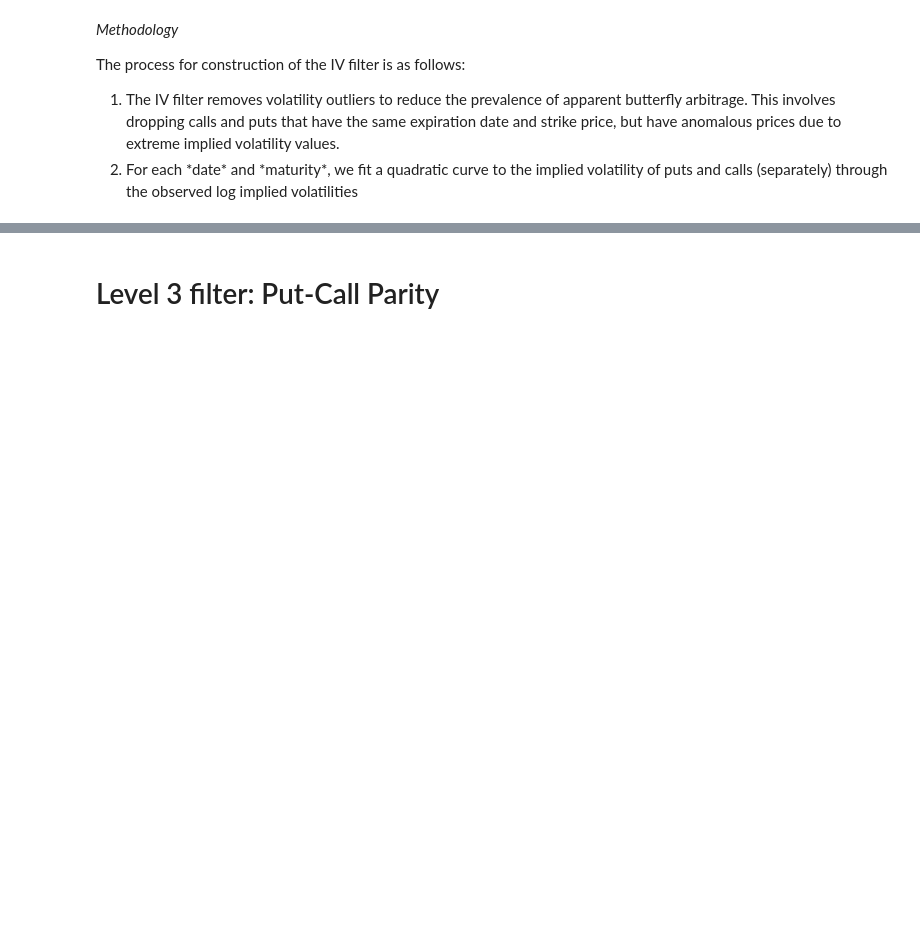
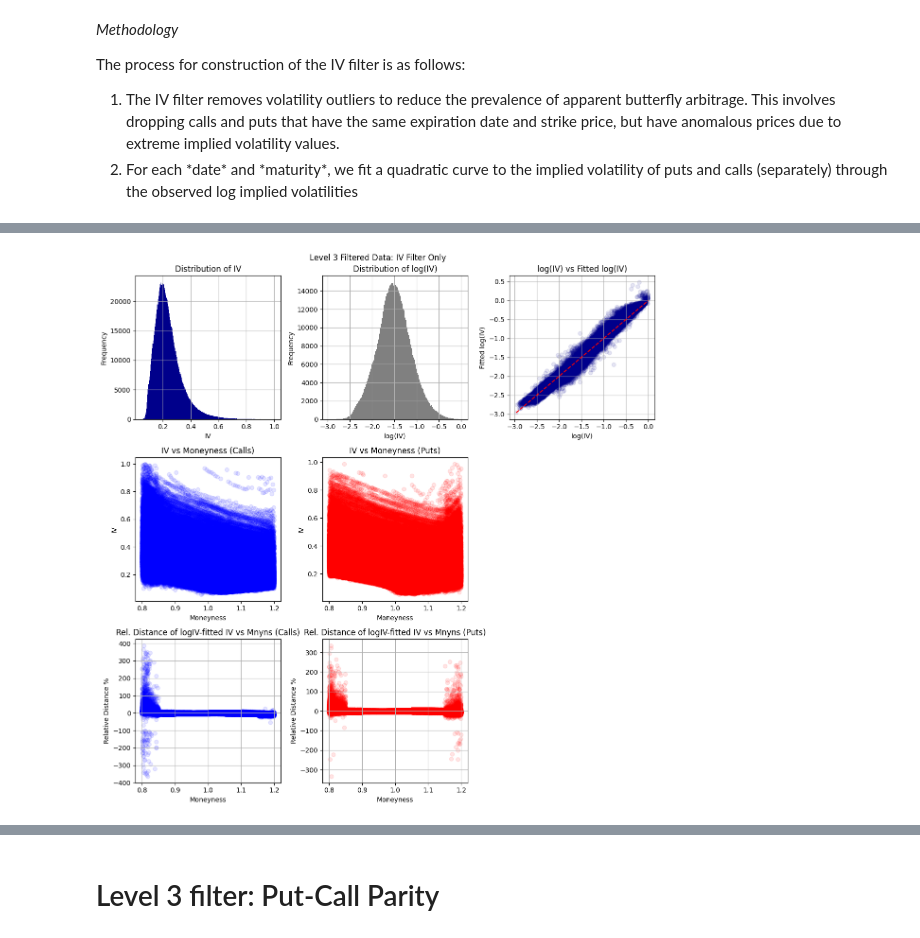
Before and after one commit to harrypandas/finm-32900_final_project, a Jupyter notebook: notebooks/level_03_filter.ipynb, the cells around one changed output, grey strips where cells are left out. Cells and saved outputs as stored; diff of their text form; code cells hidden in the pictures; blank space fills up the shorter version.

```diff
--- a/notebooks/level_03_filter.ipynb
+++ b/notebooks/level_03_filter.ipynb
@@ -243,10 +420,0 @@ def calc_relative_distance(series1, series2, method='percent'):
-# %%
-# Calculate relative distance in percent from the fitted curve
-l2_data['rel_distance'] = calc_relative_distance(l2_data['log_iv'], l2_data['fitted_iv'], method='percent')
-
-# Define moneyness bins
-bins = np.arange(0.8, 1.21, 0.05)
-l2_data['mnyns_bin'] = pd.cut(l2_data['mnyns'], bins=bins)
-
-# Compute standard deviation of relative distances within each moneyness bin
-std_devs = l2_data.groupby('mnyns_bin')['rel_distance'].std().reset_index(name='std_dev')
@@ -279,3 +420,0 @@ def mark_outliers(row, std_devs):
-# %%
-# Apply the function to mark outliers
-l2_data['is_outlier'] = l2_data.apply(mark_outliers, axis=1, std_devs=std_devs)
@@ -304,3 +421,8 @@ len(l2_data)-len(l3_data_iv_only)
+# %%
+l3_data_iv_only = iv_filter_sensitivity(l2_data, 'percent', 2.0)
+# convert mnyns_bin to string to save
+l3_data_iv_only['mnyns_bin'] = l3_data_iv_only['mnyns_bin'].astype(str)
+l3_data_iv_only.to_parquet(DATA_DIR / "intermediate/data_199601_201201_L3filterIVonly.parquet")
 # %%
 final_result = check_results.loc[:,'OptionMetrics'].copy(deep=True)
 final_result.loc[('Level 3 filters', 'IV filter'), 'Deleted'] = len(l2_data)-len(l3_data_iv_only)
@@ -333,0 +429,57 @@ l3_data
+# %%
+fig, ax = plt.subplots(3,3, figsize=(12,12))
+
+ax[0,0].hist(l3_data_iv_only['impl_volatility'], bins=250, color='darkblue')
+ax[0,0].set_xlabel('IV')
+ax[0,0].set_ylabel('Frequency')
+ax[0,0].set_title('Distribution of IV')
+ax[0,0].grid()
+
+ax[0,1].hist(l3_data_iv_only['log_iv'], bins=250, color='grey')
+ax[0,1].set_xlabel('log(IV)')
+ax[0,1].set_ylabel('Frequency')
+ax[0,1].set_title('Distribution of log(IV)')
+ax[0,1].grid()
+
+# Scatter plot with x=log_iv and y=fitted_iv
+ax[0,2].scatter(x=l3_data_iv_only['log_iv'], y=l3_data_iv_only['fitted_iv'], color='darkblue', alpha=0.1)
+ax[0,2].set_xlabel('log(IV)')
+ax[0,2].set_ylabel('Fitted log(IV)')
+ax[0,2].set_title('log(IV) vs Fitted log(IV)')
+# Add a 45-degree line
+ax[0,2].plot([min(l3_data_iv_only['log_iv']), max(l3_data_iv_only['log_iv'])], [min(l3_data_iv_only['log_iv']), max(l3_data_iv_only['log_iv'])], color='red', linestyle='--')
+ax[0,2].grid()
+
+
+ax[1,0].scatter(x=l3_data_iv_only.xs('C', level='cp_flag')['mnyns'], y=np.exp(l3_data_iv_only.xs('C', level='cp_flag')['log_iv']), color='blue', alpha=0.1, label='IV')
+ax[1,0].set_xlabel('Moneyness')
+ax[1,0].set_ylabel('IV')
+ax[1,0].set_title('IV vs Moneyness (Calls)')
+
+ax[1,1].scatter(x=l3_data_iv_only.xs('P', level='cp_flag')['mnyns'], y=np.exp(l3_data_iv_only.xs('P', level='cp_flag')['log_iv']), color='red', alpha=0.1, label='IV')
+ax[1,1].set_xlabel('Moneyness')
+ax[1,1].set_ylabel('IV')
+ax[1,1].set_title('IV vs Moneyness (Puts)')
+
+
+ax[2,0].scatter(x=l3_data_iv_only.xs('C', level='cp_flag')['mnyns'], y=l3_data_iv_only.xs('C', level='cp_flag')['rel_distance_iv'], color='blue', alpha=0.1, label='Calls')
+ax[2,0].set_xlabel('Moneyness')
+ax[2,0].set_ylabel('Relative Distance %')
+ax[2,0].set_title('Rel. Distance of logIV-fitted IV vs Mnyns (Calls)')
+ax[2,0].grid()
+
+ax[2,1].scatter(x=l3_data_iv_only.xs('P', level='cp_flag')['mnyns'], y=l3_data_iv_only.xs('P', level='cp_flag')['rel_distance_iv'], color='red', alpha=0.1, label='Puts')
+ax[2,1].set_xlabel('Moneyness')
+ax[2,1].set_ylabel('Relative Distance %')
+ax[2,1].set_title('Rel. Distance of logIV-fitted IV vs Mnyns (Puts)')
+ax[2,1].grid()
+
+# hide unused subplots
+ax[1,2].axis('off')
+ax[2,2].axis('off')
+
+plt.suptitle('Level 3 Filtered Data: IV Filter Only')
+plt.tight_layout()
+plt.show()
+# %% [output]
+[figure, added]
```
Also changed, not shown: parts of 73 cells of this notebook, 1 other file.
